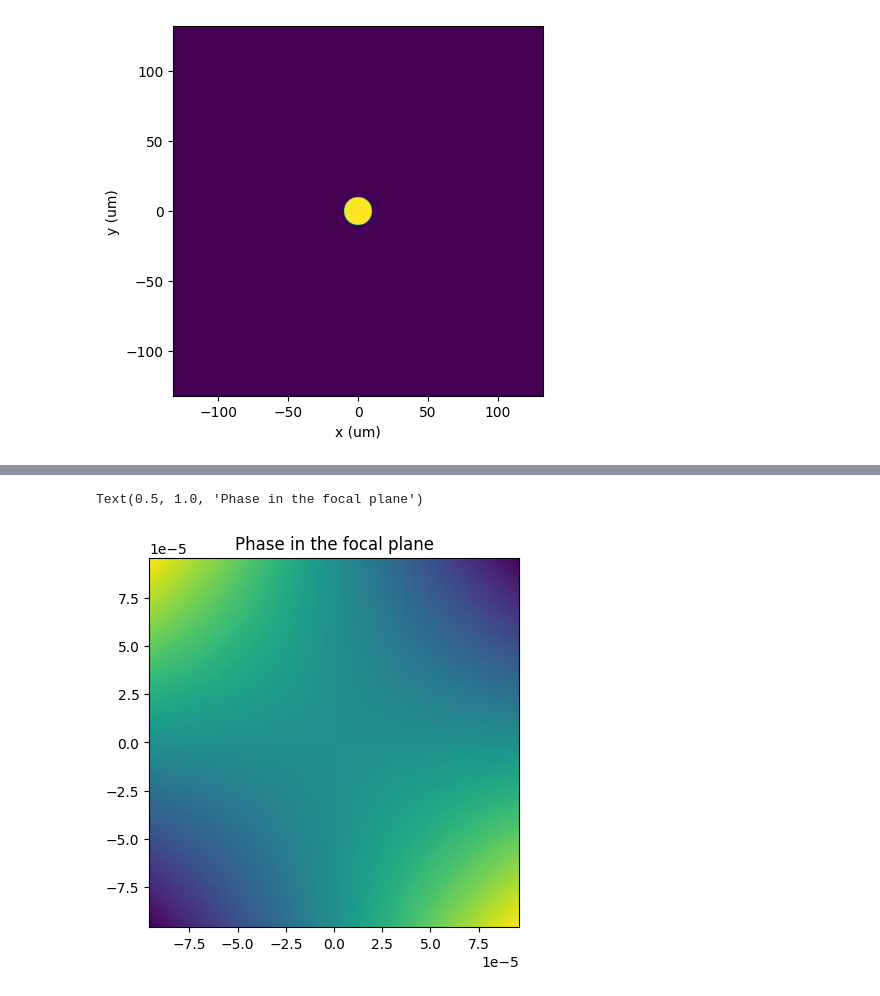
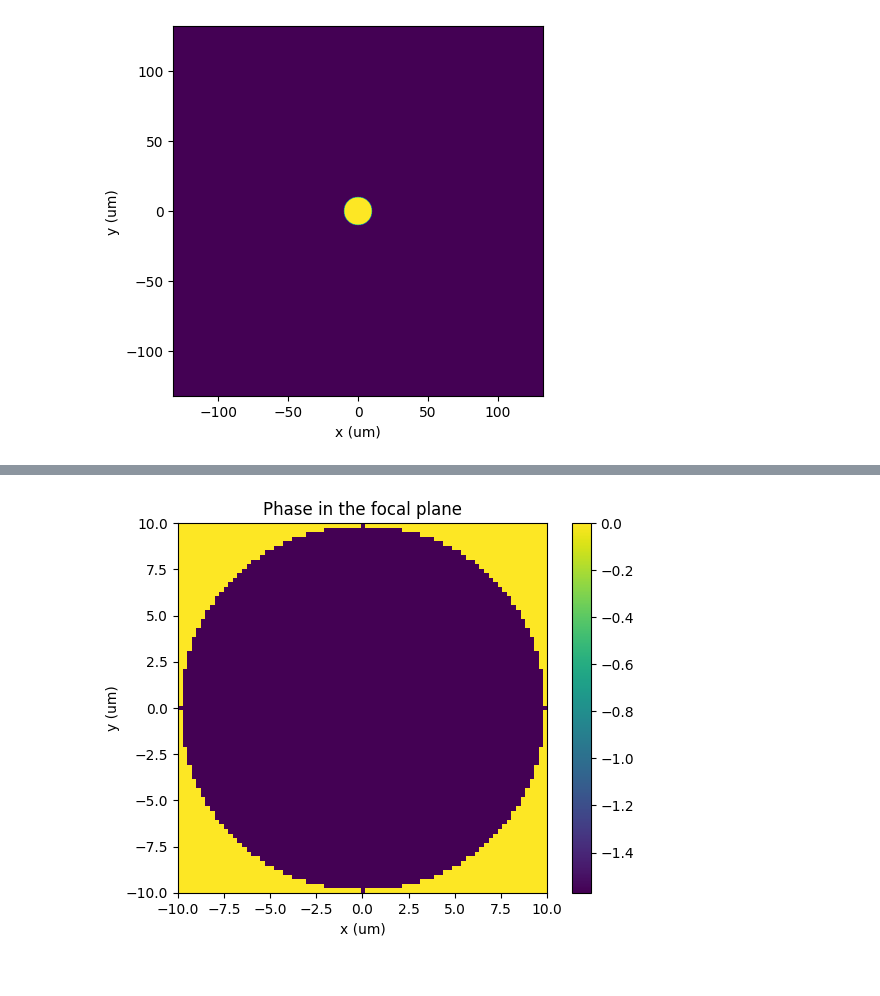
Before and after one commit to aditya-sengupta/photonics, a Jupyter notebook: scripts/sim/pl_hcipy_mwe.ipynb, the cells around one changed output, grey strips where cells are left out. Saved outputs shown, nothing was run; the diff lists cells and outputs as text; code cells hidden in the pictures.

```diff
--- a/scripts/sim/pl_hcipy_mwe.ipynb
+++ b/scripts/sim/pl_hcipy_mwe.ipynb
@@ -50,6 +51,12 @@ plt.ylabel("y (um)"); # this should be the same as the mask
-# %%
-hcipy.imshow_field(np.angle(fprop(wf).electric_field)) # this is unpadded but it's in meters
-plt.title("Phase in the focal plane")
-# %% [output]
-Text(0.5, 1.0, 'Phase in the focal plane')
-[figure, removed]
+# %%
+plt.imshow(np.angle(field_at_focal_plane(5, 1.0))[d:-d, d:-d], extent=(-rclad, rclad, -rclad, rclad))
+plt.title("Phase in the focal plane")
+plt.colorbar()
+plt.xlabel("x (um)")
+plt.ylabel("y (um)");
+# This seems to not be doing anything, so something's wrong
+# Is this a reasonable thing to look at,
+# or do I want to use some other quantity to visualize what's going into lightbeam?
+# And what needs to change in the preceding steps?
+# %% [output]
+[figure, added]
```
Also changed, not shown: parts of 7 cells of this notebook, 4 other files.
